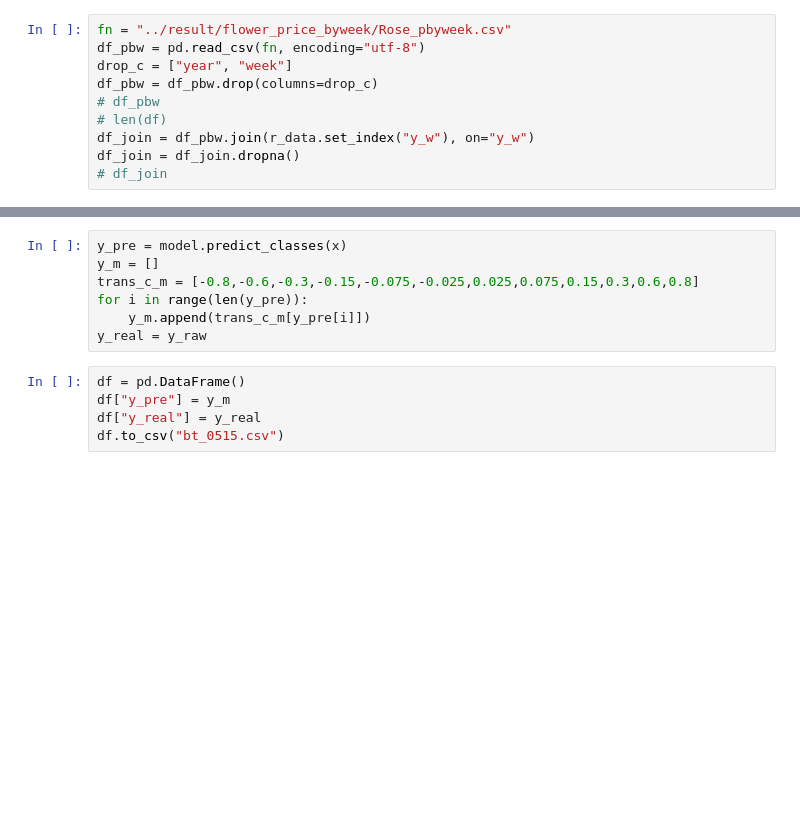
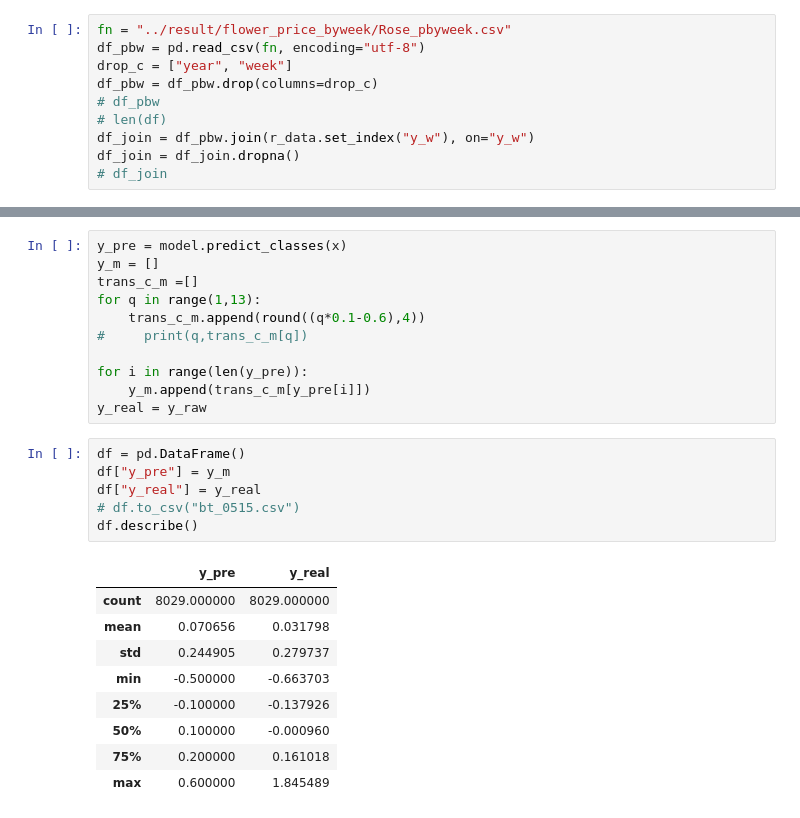
Before and after one commit to dogppatrick/python, a Jupyter notebook: cb105g4/cov_flower_price/new_004_recode_weather_data.ipynb, the cells around one changed output, grey strips where cells are left out. Drawn from its saved outputs; the diff is of its cells as text; blank space fills up the shorter version.

```diff
--- a/cb105g4/cov_flower_price/new_004_recode_weather_data.ipynb
+++ b/cb105g4/cov_flower_price/new_004_recode_weather_data.ipynb
@@ -249,12 +271,27 @@ acc: 91.91 %
 # %%
 y_pre = model.predict_classes(x)
 y_m = []
-trans_c_m = [-0.8,-0.6,-0.3,-0.15,-0.075,-0.025,0.025,0.075,0.15,0.3,0.6,0.8]
+trans_c_m =[]
+for q in range(1,13):
+    trans_c_m.append(round((q*0.1-0.6),4))
+#     print(q,trans_c_m[q])
+
 for i in range(len(y_pre)):
     y_m.append(trans_c_m[y_pre[i]])
 y_real = y_raw
 # %%
 df = pd.DataFrame()
 df["y_pre"] = y_m
 df["y_real"] = y_real
-df.to_csv("bt_0515.csv")
+# df.to_csv("bt_0515.csv")
+df.describe()
+# %% [output]
+|  | y_pre | y_real |
+| count | 8029.000000 | 8029.000000 |
+| mean | 0.070656 | 0.031798 |
+| std | 0.244905 | 0.279737 |
+| min | -0.500000 | -0.663703 |
+| 25% | -0.100000 | -0.137926 |
+| 50% | 0.100000 | -0.000960 |
+| 75% | 0.200000 | 0.161018 |
+| max | 0.600000 | 1.845489 |
```
Also changed, not shown: parts of 13 cells of this notebook.
